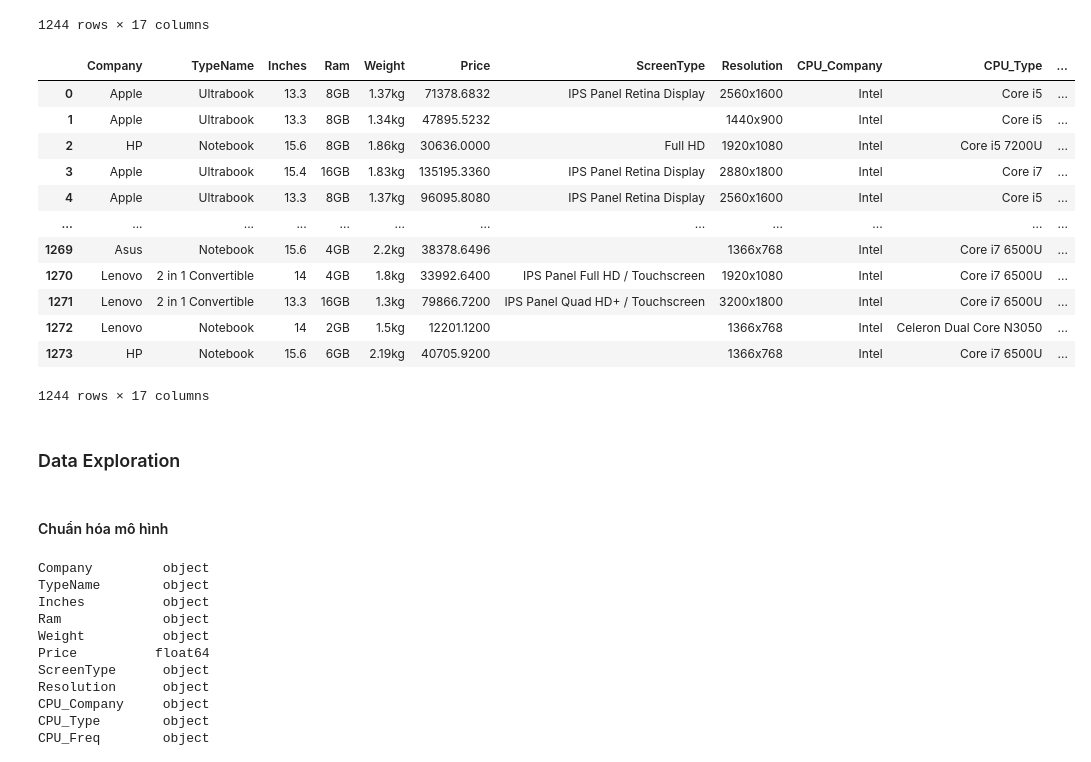
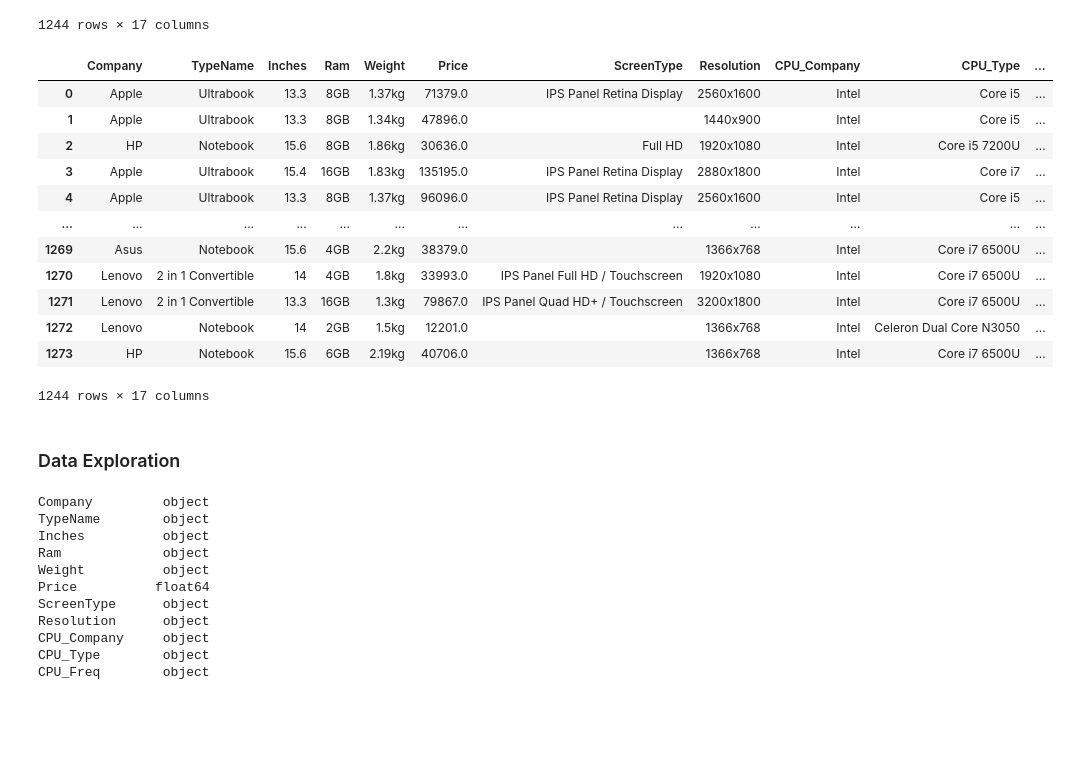
Before and after one commit to trnqbao/machine-learning-final-project, a Jupyter notebook: Ex2.ipynb, the cells around one changed output. Saved outputs shown, nothing was run; the diff lists cells and outputs as text; code cells hidden in the pictures; blank space fills up the shorter version.

```diff
--- a/Ex2.ipynb
+++ b/Ex2.ipynb
@@ -298,27 +305,28 @@ df
 | 1272 | Lenovo | Notebook | 14 | 2GB | 1.5kg | 12201.1200 |  | 1366x768 | Intel | Celeron Dual Core N3050 | ... |
 | 1273 | HP | Notebook | 15.6 | 6GB | 2.19kg | 40705.9200 |  | 1366x768 | Intel | Core i7 6500U | ... |
 1244 rows × 17 columns
+# %%
+df['Inches'] = df['Inches'].astype(str)
+df['Inches'].replace("[^0-9.]","", inplace=True, regex=True)
 # %%
-df['Price'].round(0)
+df['Price'] = df['Price'].round(0)
 df
 # %% [output]
 |  | Company | TypeName | Inches | Ram | Weight | Price | ScreenType | Resolution | CPU_Company | CPU_Type | ... |
-| 0 | Apple | Ultrabook | 13.3 | 8GB | 1.37kg | 71378.6832 | IPS Panel Retina Display | 2560x1600 | Intel | Core i5 | ... |
-| 1 | Apple | Ultrabook | 13.3 | 8GB | 1.34kg | 47895.5232 |  | 1440x900 | Intel | Core i5 | ... |
-| 2 | HP | Notebook | 15.6 | 8GB | 1.86kg | 30636.0000 | Full HD | 1920x1080 | Intel | Core i5 7200U | ... |
-| 3 | Apple | Ultrabook | 15.4 | 16GB | 1.83kg | 135195.3360 | IPS Panel Retina Display | 2880x1800 | Intel | Core i7 | ... |
-| 4 | Apple | Ultrabook | 13.3 | 8GB | 1.37kg | 96095.8080 | IPS Panel Retina Display | 2560x1600 | Intel | Core i5 | ... |
+| 0 | Apple | Ultrabook | 13.3 | 8GB | 1.37kg | 71379.0 | IPS Panel Retina Display | 2560x1600 | Intel | Core i5 | ... |
+| 1 | Apple | Ultrabook | 13.3 | 8GB | 1.34kg | 47896.0 |  | 1440x900 | Intel | Core i5 | ... |
+| 2 | HP | Notebook | 15.6 | 8GB | 1.86kg | 30636.0 | Full HD | 1920x1080 | Intel | Core i5 7200U | ... |
+| 3 | Apple | Ultrabook | 15.4 | 16GB | 1.83kg | 135195.0 | IPS Panel Retina Display | 2880x1800 | Intel | Core i7 | ... |
+| 4 | Apple | Ultrabook | 13.3 | 8GB | 1.37kg | 96096.0 | IPS Panel Retina Display | 2560x1600 | Intel | Core i5 | ... |
 | ... | ... | ... | ... | ... | ... | ... | ... | ... | ... | ... | ... |
-| 1269 | Asus | Notebook | 15.6 | 4GB | 2.2kg | 38378.6496 |  | 1366x768 | Intel | Core i7 6500U | ... |
-| 1270 | Lenovo | 2 in 1 Convertible | 14 | 4GB | 1.8kg | 33992.6400 | IPS Panel Full HD / Touchscreen | 1920x1080 | Intel | Core i7 6500U | ... |
-| 1271 | Lenovo | 2 in 1 Convertible | 13.3 | 16GB | 1.3kg | 79866.7200 | IPS Panel Quad HD+ / Touchscreen | 3200x1800 | Intel | Core i7 6500U | ... |
-| 1272 | Lenovo | Notebook | 14 | 2GB | 1.5kg | 12201.1200 |  | 1366x768 | Intel | Celeron Dual Core N3050 | ... |
-| 1273 | HP | Notebook | 15.6 | 6GB | 2.19kg | 40705.9200 |  | 1366x768 | Intel | Core i7 6500U | ... |
+| 1269 | Asus | Notebook | 15.6 | 4GB | 2.2kg | 38379.0 |  | 1366x768 | Intel | Core i7 6500U | ... |
+| 1270 | Lenovo | 2 in 1 Convertible | 14 | 4GB | 1.8kg | 33993.0 | IPS Panel Full HD / Touchscreen | 1920x1080 | Intel | Core i7 6500U | ... |
+| 1271 | Lenovo | 2 in 1 Convertible | 13.3 | 16GB | 1.3kg | 79867.0 | IPS Panel Quad HD+ / Touchscreen | 3200x1800 | Intel | Core i7 6500U | ... |
+| 1272 | Lenovo | Notebook | 14 | 2GB | 1.5kg | 12201.0 |  | 1366x768 | Intel | Celeron Dual Core N3050 | ... |
+| 1273 | HP | Notebook | 15.6 | 6GB | 2.19kg | 40706.0 |  | 1366x768 | Intel | Core i7 6500U | ... |
 1244 rows × 17 columns
 # %% [markdown]
 ### Data Exploration
-# %% [markdown]
-#### Chuẩn hóa mô hình
 # %%
 df.dtypes
 # %% [output]
```
Also changed, not shown: parts of 51 cells of this notebook.
